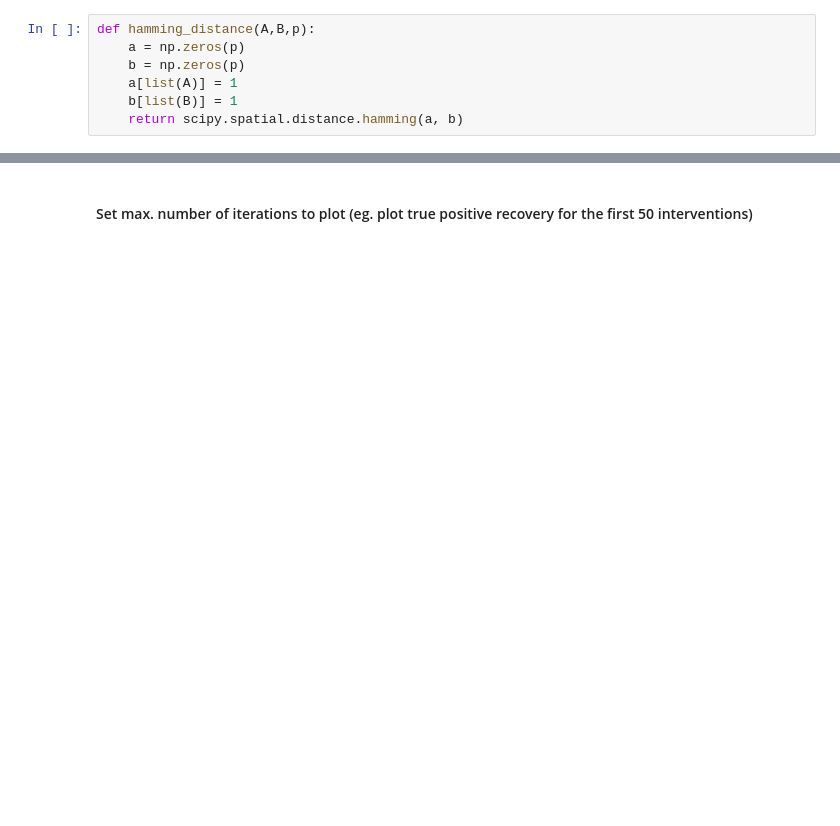
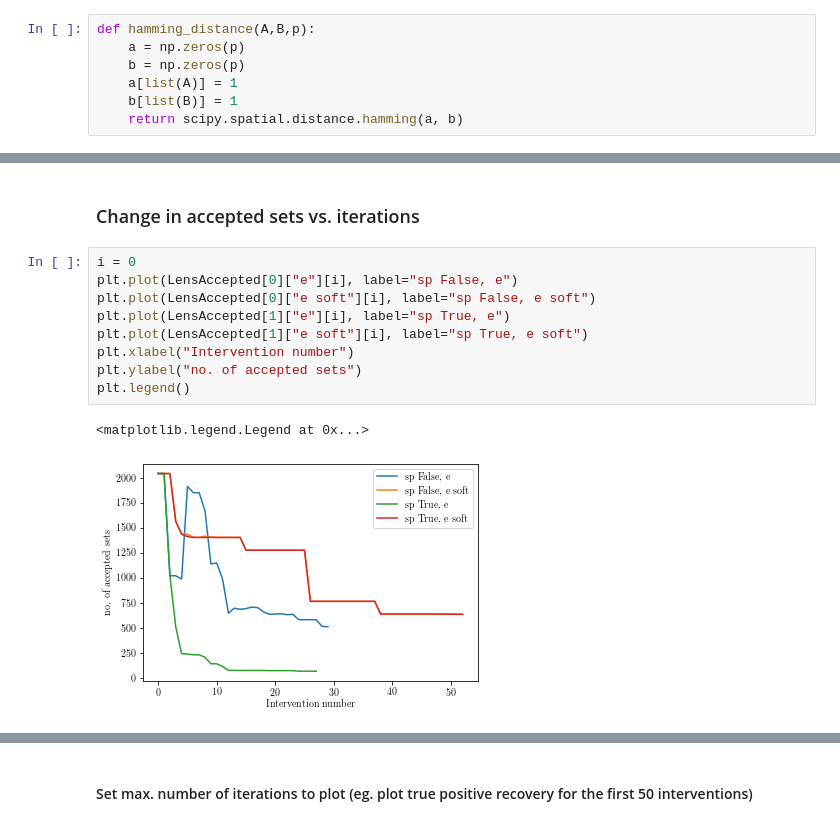
Before and after one commit to juangamella/aicp, a Jupyter notebook: plots_testing.ipynb, the cells around one changed output, grey strips where cells are left out. Drawn from its saved outputs; the diff is of its cells as text; blank space fills up the shorter version.

```diff
--- a/plots_testing.ipynb
+++ b/plots_testing.ipynb
@@ -157,3 +176,17 @@ Processing results for markov policy done
 Processing results for markov + e policy done
 Processing results for markov + r policy done
 Processing results for markov + e + r policy done
+# %% [markdown]
+### Change in accepted sets vs. iterations
+# %%
+i = 0
+plt.plot(LensAccepted[0]["e"][i], label="sp False, e")
+plt.plot(LensAccepted[0]["e soft"][i], label="sp False, e soft")
+plt.plot(LensAccepted[1]["e"][i], label="sp True, e")
+plt.plot(LensAccepted[1]["e soft"][i], label="sp True, e soft")
+plt.xlabel("Intervention number")
+plt.ylabel("no. of accepted sets")
+plt.legend()
+# %% [output]
+<matplotlib.legend.Legend at 0x...>
+[figure, added]
```
Also changed, not shown: parts of 22 cells of this notebook, 2 other files.
